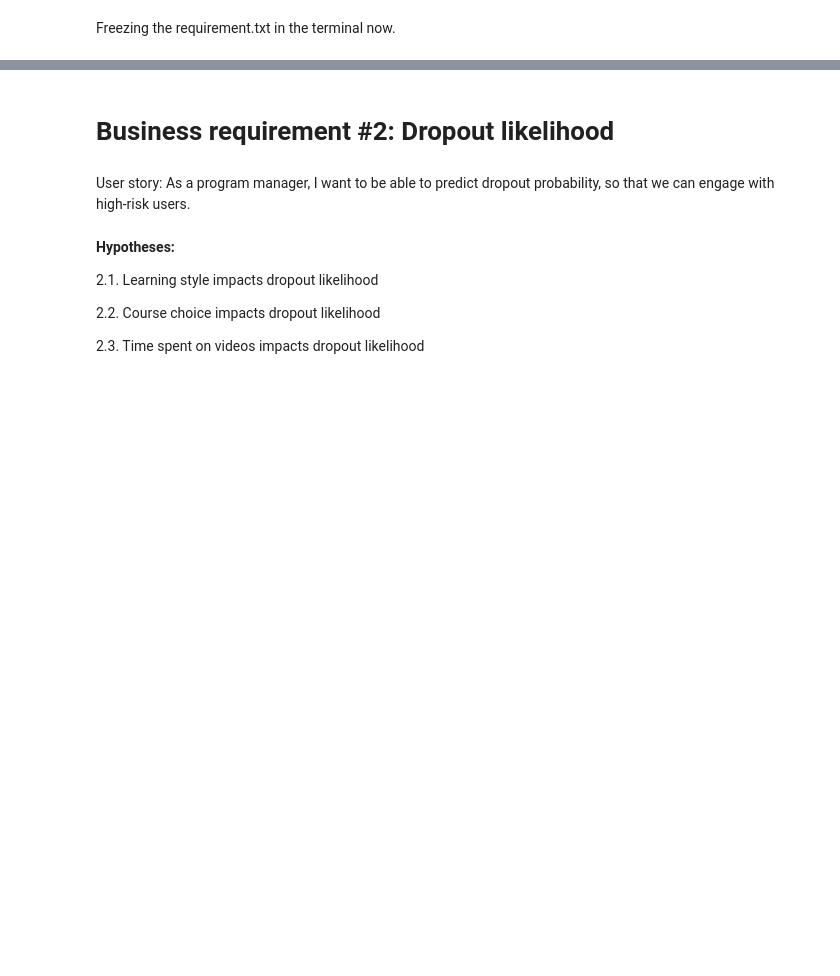
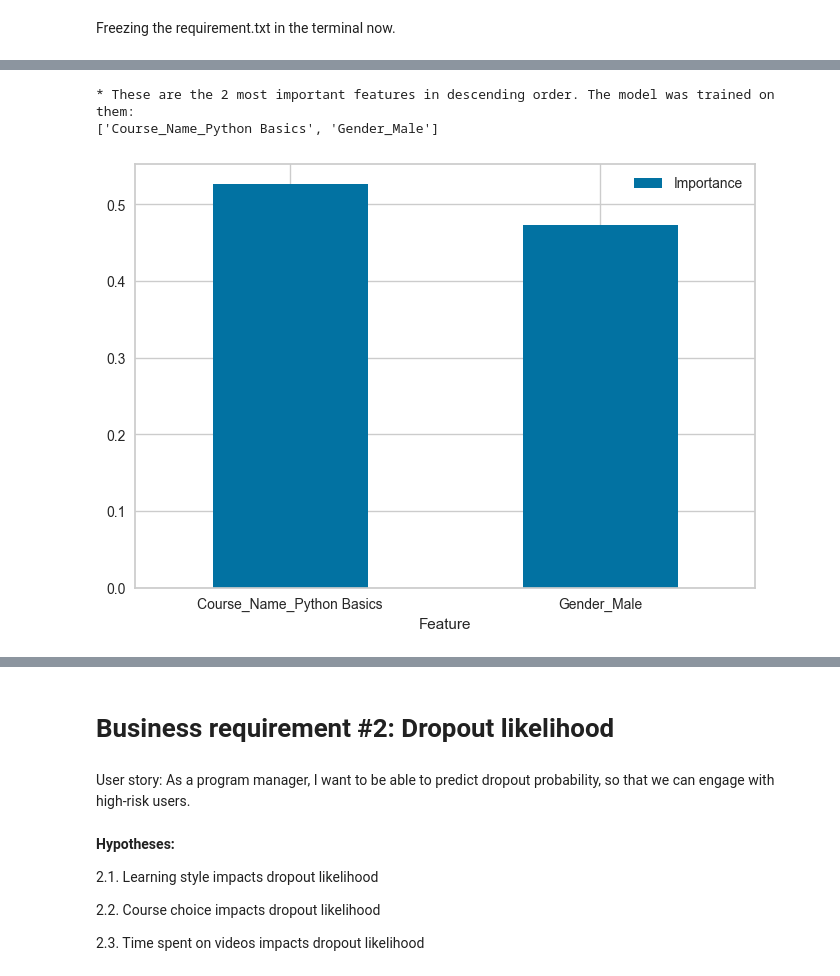
Before and after one commit to narendran-manoharan/synthetic_learning_behavior_analysis, a Jupyter notebook: project_work-jupyter_notebooks/synthetic_learning_behavior_analysis_transform02.ipynb, the cells around one changed output, grey strips where cells are left out. Saved outputs shown, nothing was run; the diff lists cells and outputs as text; code cells hidden in the pictures; blank space fills up the shorter version.

```diff
--- a/project_work-jupyter_notebooks/synthetic_learning_behavior_analysis_transform02.ipynb
+++ b/project_work-jupyter_notebooks/synthetic_learning_behavior_analysis_transform02.ipynb
@@ -111,0 +396,4 @@ Freezing the requirement.txt in the terminal now.
+# %%
+df_clf = X.copy()
+print(df_clf.shape)
+df_clf.head(3)
@@ -111,0 +419,15 @@ Freezing the requirement.txt in the terminal now.
+# %%
+from sklearn.feature_selection import SelectFromModel
+
+from sklearn.ensemble import GradientBoostingClassifier
+
+def feature_selection_pipeline():
+    featsel_pipeline = Pipeline([
+        ("feature_scaling", StandardScaler()),
+        ("feature_selection", SelectFromModel(GradientBoostingClassifier(random_state=42))),
+        #Using GradientBoosting for feature selection.
+        ("model", GradientBoostingClassifier(random_state=42))
+    ])
+    return featsel_pipeline
+
+feature_selection_pipeline()
@@ -111,0 +439,3 @@ Freezing the requirement.txt in the terminal now.
+# %%
+feature_selection_clf = feature_selection_pipeline()
+feature_selection_clf.fit(X_train, y_train) #Training the feature selection model.
@@ -111,0 +472,25 @@ Freezing the requirement.txt in the terminal now.
+# %%
+# No data cleaning or feature engineering steps
+trained_cols = X_train.columns
+
+best_features = trained_cols[feature_selection_clf['feature_selection'].get_support()].to_list()
+
+# Create DataFrame to display feature importance
+df_feature_importance = (pd.DataFrame(data={
+          'Feature': best_features,
+          'Importance': feature_selection_clf['model'].feature_importances_})
+  .sort_values(by='Importance', ascending=False)
+  )
+
+best_features = df_feature_importance['Feature'].to_list() # reassign best features in importance order
+
+# Most important features statement and plot
+print(f"* These are the {len(best_features)} most important features in descending order. "
+      f"The model was trained on them: \n{best_features} \n")
+df_feature_importance.plot(kind='bar',x='Feature',y='Importance')
+plt.xticks(rotation = 0)
+plt.show()
+# %% [output]
+* These are the 2 most important features in descending order. The model was trained on them:
+['Course_Name_Python Basics', 'Gender_Male']
+[figure, added]
```
Also changed, not shown: parts of 42 cells of this notebook.
